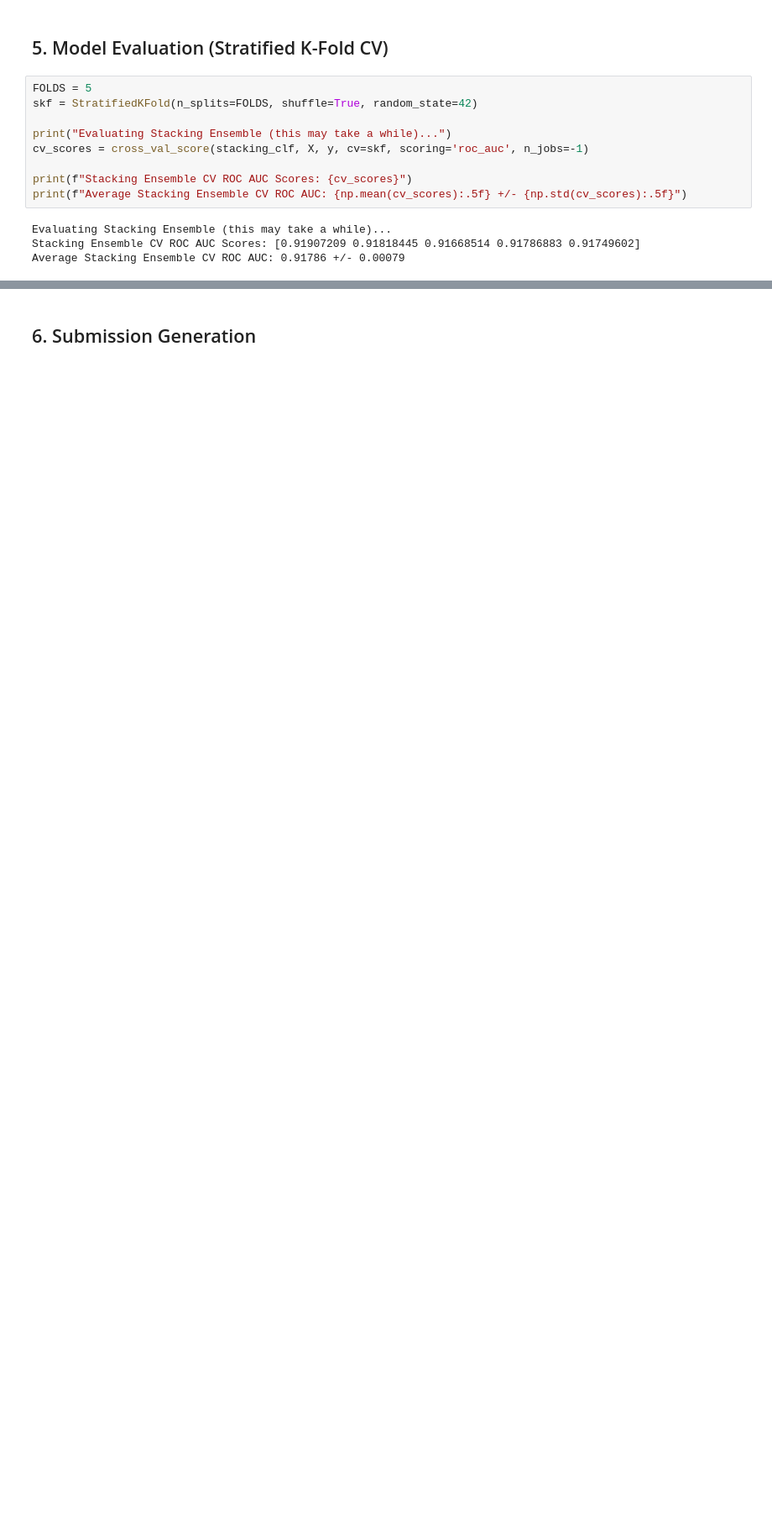
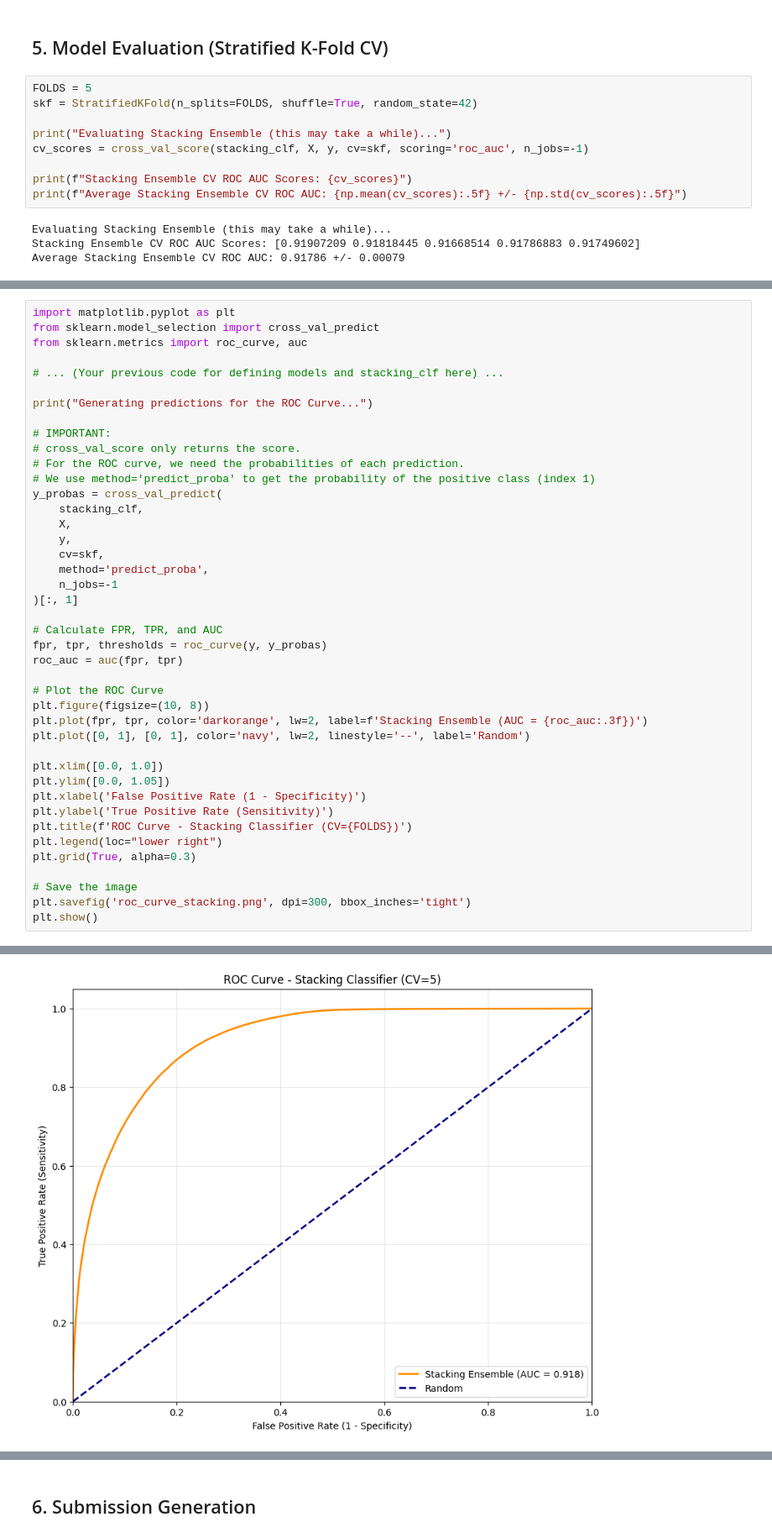
Before and after one commit to RichardMan13/Predicting-Loan-Payback, a Jupyter notebook: advanced_ensemble.ipynb, the cells around one changed output, grey strips where cells are left out. Shown at 84% size. Saved outputs shown, nothing was run; the diff lists cells and outputs as text; blank space fills up the shorter version.

Commit message:
plot of roc curve

```diff
--- a/advanced_ensemble.ipynb
+++ b/advanced_ensemble.ipynb
@@ -296,0 +293,43 @@ Average Stacking Ensemble CV ROC AUC: 0.91786 +/- 0.00079
+# %%
+import matplotlib.pyplot as plt
+from sklearn.model_selection import cross_val_predict
+from sklearn.metrics import roc_curve, auc
+
+# ... (Your previous code for defining models and stacking_clf here) ...
+
+print("Generating predictions for the ROC Curve...")
+
+# IMPORTANT:
+# cross_val_score only returns the score.
+# For the ROC curve, we need the probabilities of each prediction.
+# We use method='predict_proba' to get the probability of the positive class (index 1)
+y_probas = cross_val_predict(
+    stacking_clf,
+    X,
+    y,
+    cv=skf,
+    method='predict_proba',
+    n_jobs=-1
+)[:, 1]
+
+# Calculate FPR, TPR, and AUC
+fpr, tpr, thresholds = roc_curve(y, y_probas)
+roc_auc = auc(fpr, tpr)
+
+# Plot the ROC Curve
+plt.figure(figsize=(10, 8))
+plt.plot(fpr, tpr, color='darkorange', lw=2, label=f'Stacking Ensemble (AUC = {roc_auc:.3f})')
+plt.plot([0, 1], [0, 1], color='navy', lw=2, linestyle='--', label='Random')
+
+plt.xlim([0.0, 1.0])
+plt.ylim([0.0, 1.05])
+plt.xlabel('False Positive Rate (1 - Specificity)')
+plt.ylabel('True Positive Rate (Sensitivity)')
+plt.title(f'ROC Curve - Stacking Classifier (CV={FOLDS})')
+plt.legend(loc="lower right")
+plt.grid(True, alpha=0.3)
+
+# Save the image
+plt.savefig('roc_curve_stacking.png', dpi=300, bbox_inches='tight')
+plt.show()
+# %% [output]
@@ -296,0 +337 @@ Average Stacking Ensemble CV ROC AUC: 0.91786 +/- 0.00079
+[figure, added]
```
Also changed, not shown: parts of 4 cells of this notebook, 1 other file.
